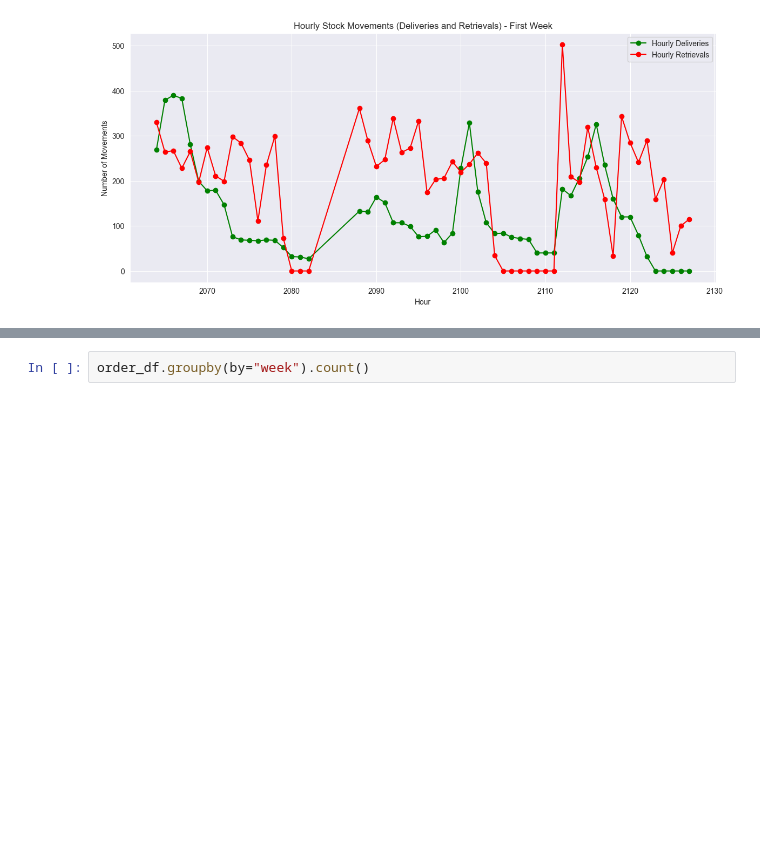
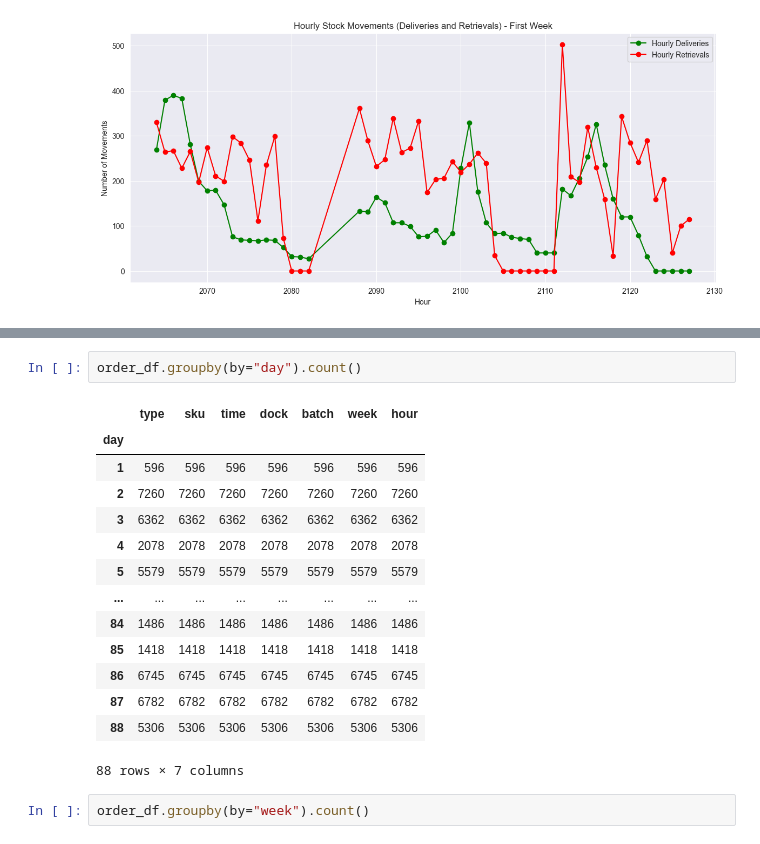
Before and after one commit to j4n1k/slapstack-battery-management, a Jupyter notebook: experiments/layout.ipynb, the cells around one changed output, grey strips where cells are left out. Drawn from its saved outputs; the diff is of its cells as text; blank space fills up the shorter version.

```diff
--- a/experiments/layout.ipynb
+++ b/experiments/layout.ipynb
@@ -159,3 +340,20 @@ See the caveats in the documentation: https://pandas.pydata.org/pandas-docs/stab
+# %%
+order_df.groupby(by="day").count()
+# %% [output]
+|  | type | sku | time | dock | batch | week | hour |
+| day |  |  |  |  |  |  |  |
+| 1 | 596 | 596 | 596 | 596 | 596 | 596 | 596 |
+| 2 | 7260 | 7260 | 7260 | 7260 | 7260 | 7260 | 7260 |
+| 3 | 6362 | 6362 | 6362 | 6362 | 6362 | 6362 | 6362 |
+| 4 | 2078 | 2078 | 2078 | 2078 | 2078 | 2078 | 2078 |
+| 5 | 5579 | 5579 | 5579 | 5579 | 5579 | 5579 | 5579 |
+| ... | ... | ... | ... | ... | ... | ... | ... |
+| 84 | 1486 | 1486 | 1486 | 1486 | 1486 | 1486 | 1486 |
+| 85 | 1418 | 1418 | 1418 | 1418 | 1418 | 1418 | 1418 |
+| 86 | 6745 | 6745 | 6745 | 6745 | 6745 | 6745 | 6745 |
+| 87 | 6782 | 6782 | 6782 | 6782 | 6782 | 6782 | 6782 |
+| 88 | 5306 | 5306 | 5306 | 5306 | 5306 | 5306 | 5306 |
+88 rows × 7 columns
 # %%
 order_df.groupby(by="week").count()
 # %% [output]
```
Also changed, not shown: parts of 8 cells of this notebook, 14 other files.
